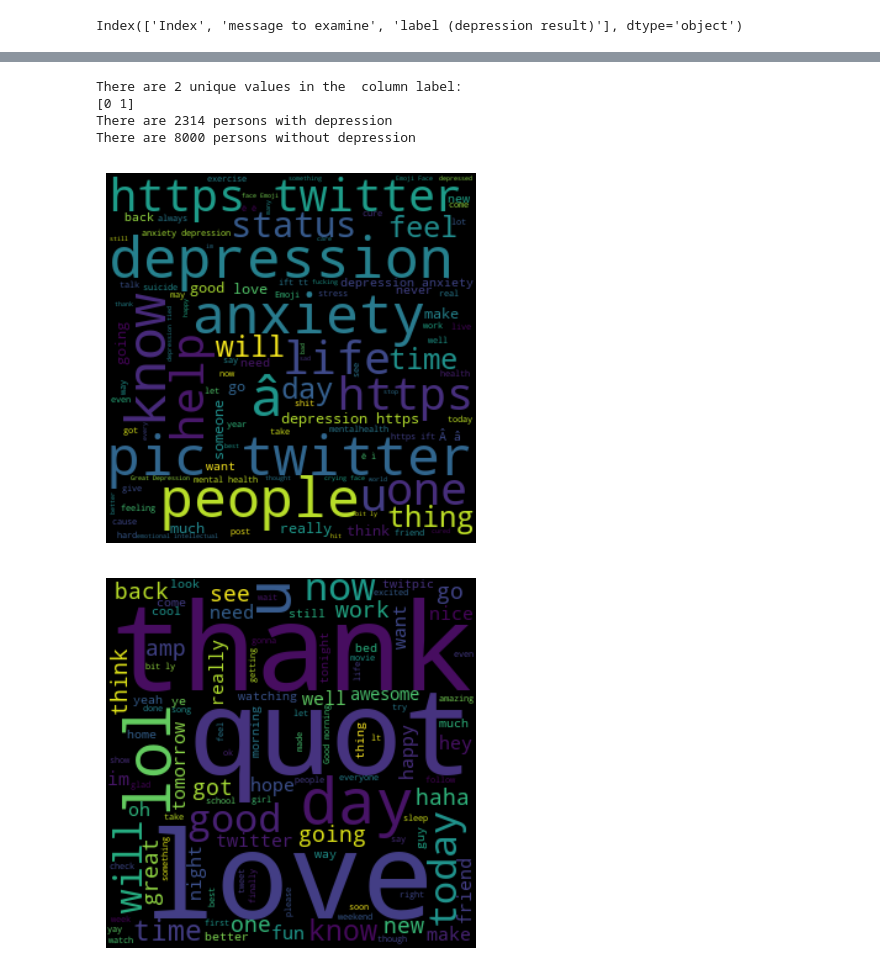
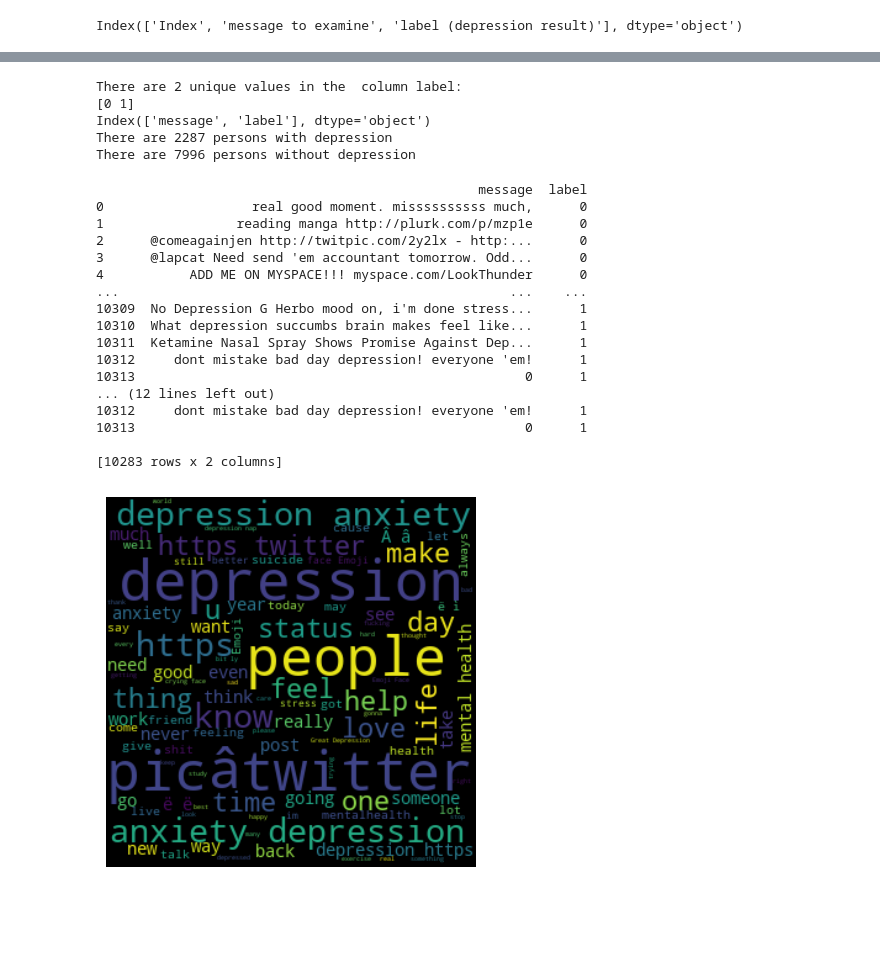
Before and after one commit to margiml/sentiment_analysis, a Jupyter notebook: sentiment_Analysis.ipynb, the cells around one changed output, grey strips where cells are left out. Saved outputs shown, nothing was run; the diff lists cells and outputs as text; code cells hidden in the pictures; blank space fills up the shorter version.

```diff
--- a/sentiment_Analysis.ipynb
+++ b/sentiment_Analysis.ipynb
@@ -20,7 +40,11 @@ df.columns
 # %% [output]
 Index(['Index', 'message to examine', 'label (depression result)'], dtype='object')
 # %%
+# Se renombra las columnas
 df = df.rename(columns={'message to examine': 'message', 'label (depression result)': 'label'})
+df.columns
 
-df.columns
+#Se mantiene solo las columnas necesarias: message y Label
+df = df[['message', 'label']]
+df.head(5)
 # %% [output]
@@ -28,3 +65,7 @@ Index(['Index', 'message', 'label'], dtype='object')
+# %%
+# Eliminación de duplicados
+
+df = df.drop_duplicates()
 # %%
 # verificar los valores unicos en la columan Label
 
@@ -32,6 +73,7 @@ u = df["label"].unique()
 print("There are {} unique values in the  column label:\n{}".format(len(u), u))
 
 d = df[df["label"] == 1]
+print(d.columns)
 nd = df[df["label"] == 0]
 
 print("There are {} persons with depression".format(len(d)))
@@ -39,30 +81,46 @@ print("There are {} persons without depression".format(len(nd)))
 # %% [output]
 There are 2 unique values in the  column label:
 [0 1]
-There are 2314 persons with depression
-There are 8000 persons without depression
+Index(['message', 'label'], dtype='object')
+There are 2287 persons with depression
+There are 7996 persons without depression
 # %%
-#Creamos la nube de palabras para depresivos
+# Se elimina las palabras que esten en la variable stop_words
 
-text1 = " ".join(review for review in d.message)
-wc = WordCloud(width=300, height=300, max_words=100, repeat=True).generate(text1)
+print(df)
 
-plt.imshow(wc, interpolation='bilinear')
-plt.axis("off")
-plt.savefig('wordcloudDep.png')
-plt.show()
+stop_words = set(stopwords.words('english'))
+
+df["message"] = df["message"].apply(lambda x: " ".join([w for w in x.split() if w not in (stop_words)]))
+
+print(df)
 # %% [output]
-[figure, removed]
+                                                 message  label
+0                   real good moment. missssssssss much,      0
+1                 reading manga http://plurk.com/p/mzp1e      0
+2      @comeagainjen http://twitpic.com/2y2lx - http:...      0
+3      @lapcat Need send 'em accountant tomorrow. Odd...      0
+4           ADD ME ON MYSPACE!!! myspace.com/LookThunder      0
+...                                                  ...    ...
+10309  No Depression G Herbo mood on, i'm done stress...      1
+10310  What depression succumbs brain makes feel like...      1
+10311  Ketamine Nasal Spray Shows Promise Against Dep...      1
+10312     dont mistake bad day depression! everyone 'em!      1
+10313                                                  0      1
+... (12 lines left out)
+10312     dont mistake bad day depression! everyone 'em!      1
+10313                                                  0      1
+
+[10283 rows x 2 columns]
-# %%
-#Creamos la nube de palabras para no depresivos
-
-text2 = " ".join(review for review in nd.message)
-wc2 = WordCloud(width=300, height=300, max_words=100, repeat=True).generate(text2)
-
-
-plt.imshow(wc2, interpolation='bilinear')
-plt.axis("off")
-plt.savefig('wordcloudNoDep.png')
-plt.show()
-# %% [output]
-[figure, removed]
+# %%
+#Creamos la nube de palabras para depresivos
+d = df[df["label"] == 1]
+text1 = " ".join(tweet for tweet in d.message)
+wc = WordCloud(width=300, height=300, max_words=100, repeat=True).generate(text1)
+
+plt.imshow(wc, interpolation='bilinear')
+plt.axis("off")
+plt.savefig('wordcloudDep.png')
+plt.show()
+# %% [output]
+[figure, added]
```
Also changed, not shown: parts of 10 cells of this notebook.
